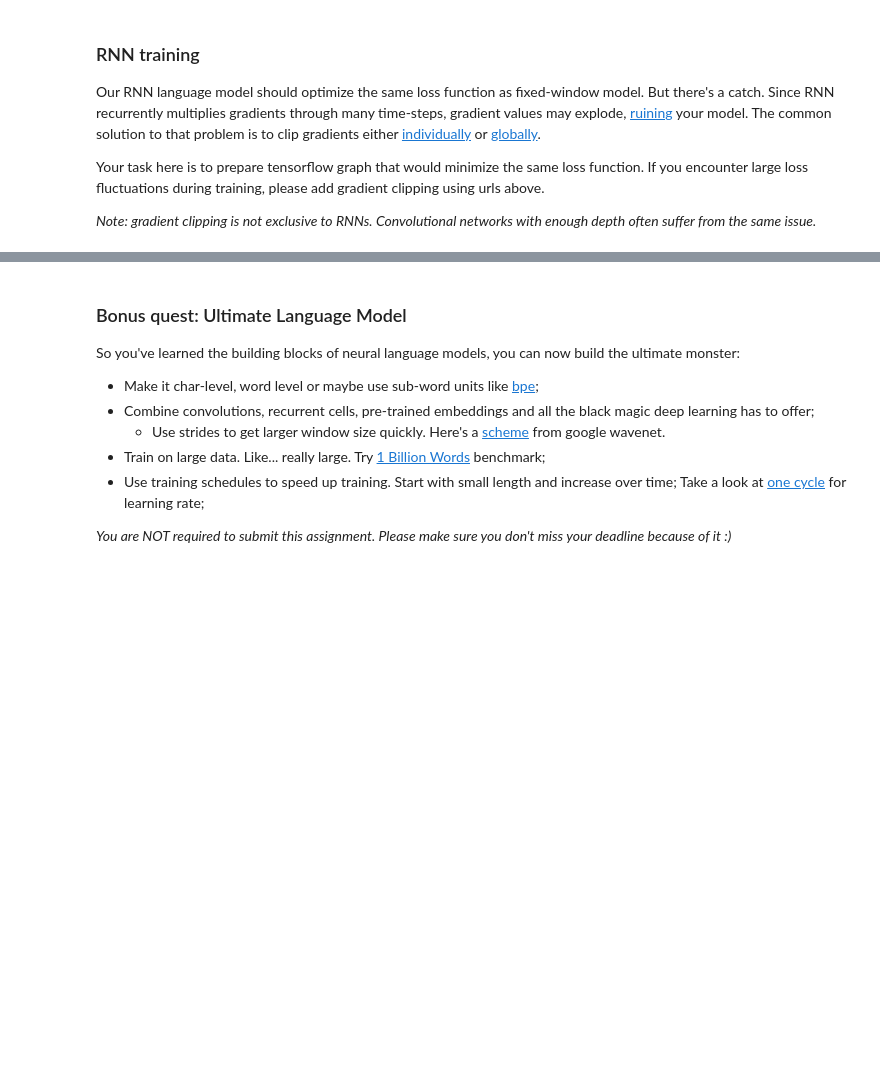
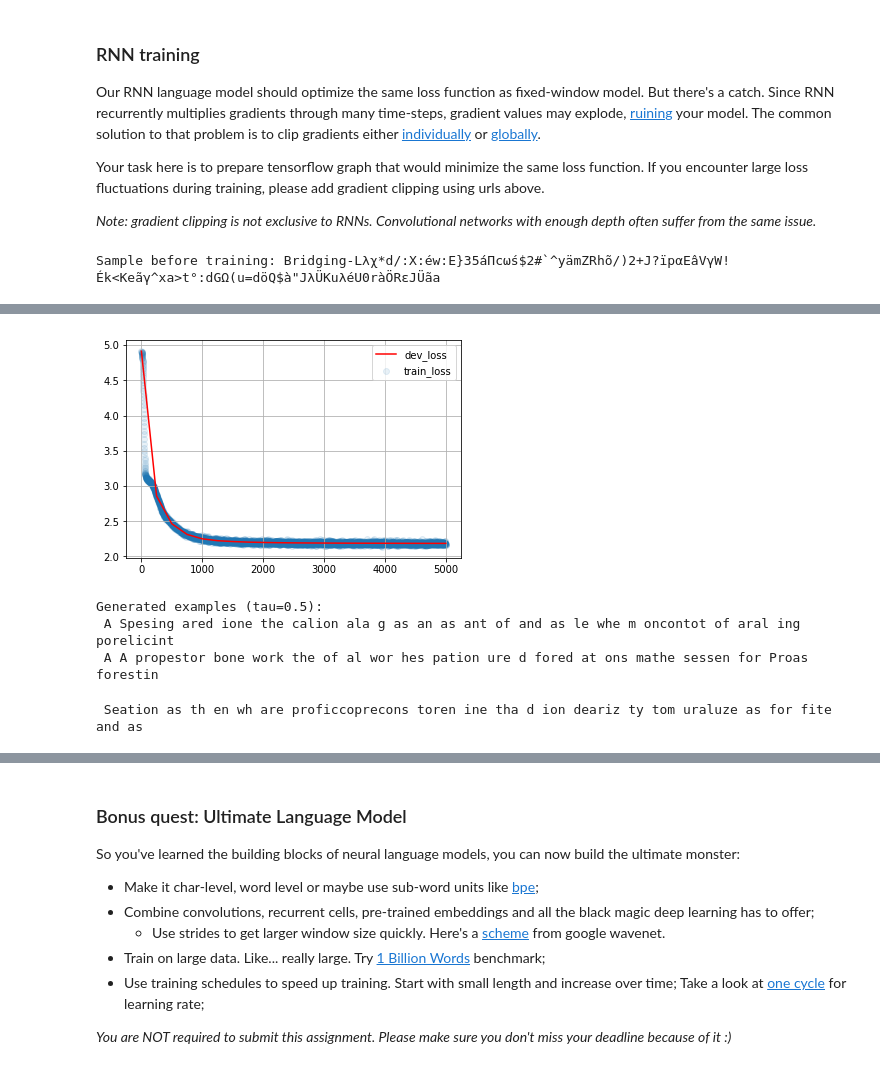
Before and after one commit to legendawes/nlp_course, a Jupyter notebook: week03_lm/homework.ipynb, the cells around one changed output, grey strips where cells are left out. Drawn from its saved outputs; the diff is of its cells as text; code cells hidden in the pictures; blank space fills up the shorter version.

```diff
--- a/week03_lm/homework.ipynb
+++ b/week03_lm/homework.ipynb
@@ -452,6 +460,9 @@ Your task here is to prepare tensorflow graph that would minimize the same loss
 
 _Note: gradient clipping is not exclusive to RNNs. Convolutional networks with enough depth often suffer from the same issue._
 # %%
+from sklearn.model_selection import train_test_split
+train_lines, dev_lines = train_test_split(lines, test_size=0.25, random_state=42)
+
 batch_size = 64         # <-- please tune batch size to fit your CPU/GPU configuration
 score_dev_every = 250
 train_history, dev_history = [], []
@@ -460,7 +471,13 @@ optimizer = keras.optimizers.Adam()
 # score untrained model
 dev_history.append((0, score_lines(model, dev_lines, batch_size)))
 print("Sample before training:", generate(model, 'Bridging'))
+# %% [output]
+Sample before training: Bridging-Lλχ*d/:X:éw:E}35áΠcωś$2#`^yämZRhõ/)2+J?ïpαEâVγW!Ék<Keãγ^xa>t°:dGΩ(u=döQ$à"JλÜKuλéU0ràÖRεJÜãa
 # %%
+from IPython.display import clear_output
+from random import sample
+from tqdm import trange
+
 for i in trange(len(train_history), 5000):
     batch = to_matrix(sample(train_lines, batch_size))
 
@@ -475,14 +492,16 @@ for i in trange(len(train_history), 5000):
     if (i + 1) % 50 == 0:
         clear_output(True)
         plt.scatter(*zip(*train_history), alpha=0.1, label='train_loss')
-        if len(dev_history):
+
+        if (i + 1) % score_dev_every == 0:
+            print("Scoring dev...")
+            dev_history.append((i, score_lines(model, dev_lines, batch_size)))
+            print('#%i Dev loss: %.3f' % dev_history[-1])
+
+        if len(dev_history) > 0:
             plt.plot(*zip(*dev_history), color='red', label='dev_loss')
         plt.legend(); plt.grid(); plt.show()
         print("Generated examples (tau=0.5):")
-        for i in range(3):
+        for _ in range(3): #goddamntit
             print(generate(model, temperature=0.5))
-
-    if (i + 1) % score_dev_every == 0:
-        print("Scoring dev...")
-        dev_history.append((i, score_lines(model, dev_lines, batch_size)))
-        print('#%i Dev loss: %.3f' % dev_history[-1])
+# %% [output]
@@ -488,0 +510,5 @@ for i in trange(len(train_history), 5000):
+[figure, added]
+Generated examples (tau=0.5):
+ A Spesing ared ione the calion ala g as an as ant of and as le whe m oncontot of aral ing porelicint
+ A A propestor bone work the of al wor hes pation ure d fored at ons mathe sessen for Proas forestin
+ Seation as th en wh are proficcoprecons toren ine tha d ion deariz ty tom uraluze as for fite and as
```
Also changed, not shown: parts of 13 cells of this notebook, 2 other files.
